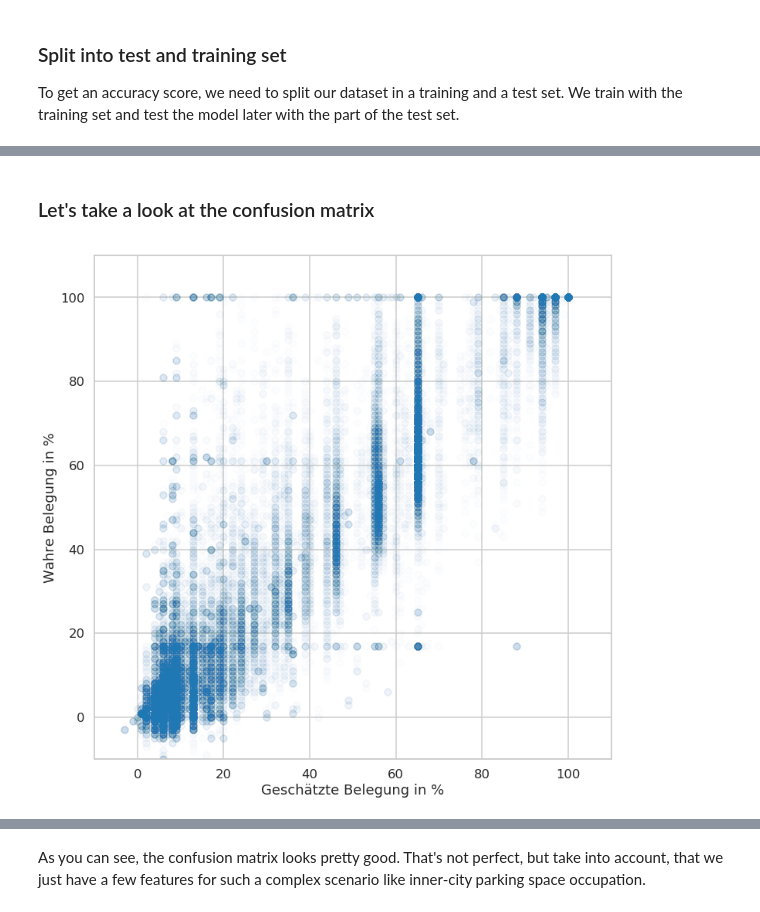
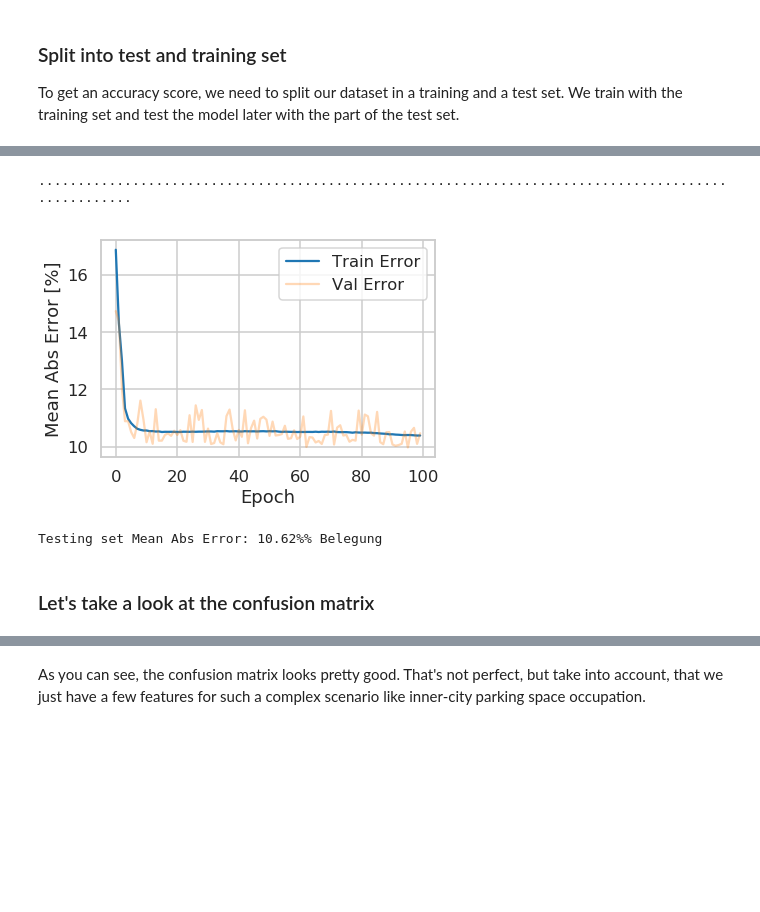
Before and after one commit to MechLabEngineering/ParkplaetzeDD, a Jupyter notebook: predictiveParking.ipynb, the cells around one changed output, grey strips where cells are left out. Cells and saved outputs as stored; diff of their text form; code cells hidden in the pictures; blank space fills up the shorter version.

```diff
--- a/predictiveParking.ipynb
+++ b/predictiveParking.ipynb
@@ -401,2 +356,40 @@ r2_score(labels_test, labels_predict)
+# %%
+# Display training progress by printing a single dot for each completed epoch
+class PrintDot(keras.callbacks.Callback):
+    def on_epoch_end(self, epoch, logs):
+        if epoch % 100 == 0: print('')
+        print('.', end='')
+# %%
+EPOCHS = 100
+
+# Train with Early Stopping, if no progress
+history = regression_model.fit(train_dataset,
+                               train_labels,
+                               epochs=EPOCHS, validation_split=0.2, verbose=0,
+                               callbacks=[early_stop, PrintDot()])
+# %% [output]
+....................................................................................................
+# %%
+hist = pd.DataFrame(history.history)
+hist['epoch'] = history.epoch
+# %%
+def plot_history(hist):
+    plt.figure()
+    plt.xlabel('Epoch')
+    plt.ylabel('Mean Abs Error [%]')
+    plt.plot(hist['epoch'], hist['mean_absolute_error'], label='Train Error')
+    plt.plot(hist['epoch'], hist['val_mean_absolute_error'], label = 'Val Error', alpha=0.3)
+    plt.legend()
+    #plt.ylim([0,100])
+# %%
+plot_history(hist)
+# %% [output]
+[figure, added]
+# %%
+loss, mae, mse = regression_model.evaluate(test_dataset, test_labels, verbose=0)
+
+print("Testing set Mean Abs Error: {:5.2f}%% Belegung".format(mae))
+# %% [output]
+Testing set Mean Abs Error: 10.62%% Belegung
 # %% [markdown]
 ### Let's take a look at the confusion matrix
@@ -403,9 +398,13 @@ r2_score(labels_test, labels_predict)
 # %%
-plt.figure(figsize=(12,12))
-plt.scatter(labels_predict, labels_test, alpha=0.01)
-plt.ylabel(u'Wahre Belegung in %')
-plt.xlabel(u'Geschätzte Belegung in %')
-plt.xlim([-10, 110])
-plt.ylim([-10, 110]);
+def plot_confusion_matrix(test_predictions, test_labels):
+    plt.figure(figsize=(8,8))
+    plt.scatter(test_predictions, test_labels, alpha=0.05)
+    plt.plot([-10, 110], [-10, 110], c='k', lw=50, alpha=0.1)
+    plt.ylabel(u'Gemessene Belegung in %')
+    plt.xlabel(u'Vorhergesagte Belegung in %')
+    plt.axis('equal')
+    plt.axis('square')
+    plt.title('Confusion Matrix Vorhersage Parkhaus Centrum Galerie Dresden Auslastung', fontsize=12)
+    plt.xlim([-10, 110])
+    plt.ylim([-10, 110]);
+    return plt
-# %% [output]
-[figure, removed]
```
Also changed, not shown: parts of 88 cells of this notebook, 51 other files.
